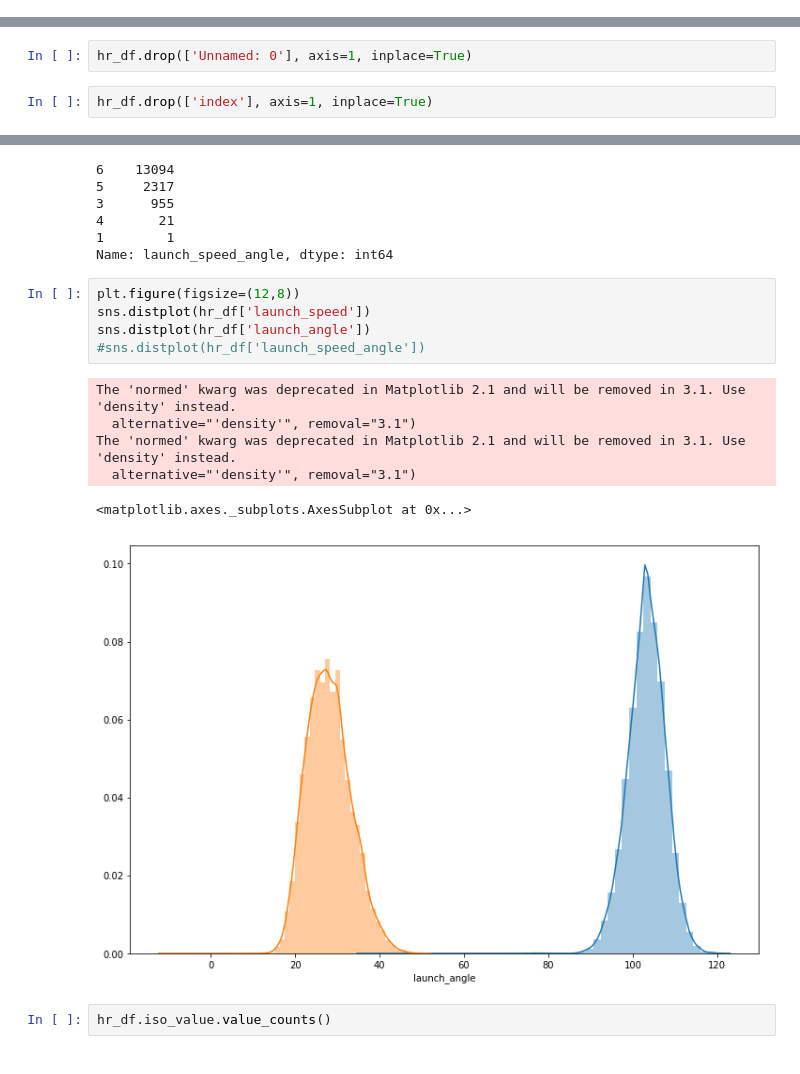
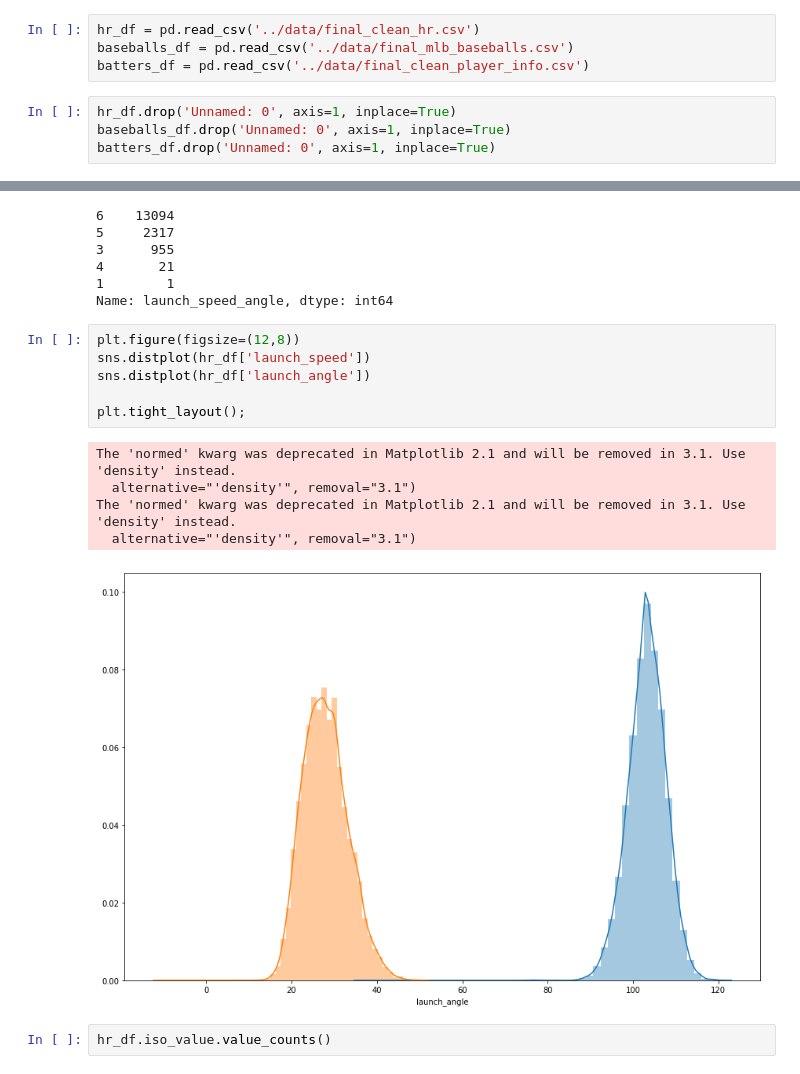
Before and after one commit to datanelson518/MLB_Home_Run_Exit_Velocity, a Jupyter notebook: notebooks/02-EDA.ipynb, the cells around one changed output, grey strips where cells are left out. Drawn from its saved outputs; the diff is of its cells as text.

```diff
--- a/notebooks/02-EDA.ipynb
+++ b/notebooks/02-EDA.ipynb
@@ -11,0 +10,8 @@ hr_df = pd.read_csv('../data/clean_hr.csv')
+# %%
+hr_df = pd.read_csv('../data/final_clean_hr.csv')
+baseballs_df = pd.read_csv('../data/final_mlb_baseballs.csv')
+batters_df = pd.read_csv('../data/final_clean_player_info.csv')
+# %%
+hr_df.drop('Unnamed: 0', axis=1, inplace=True)
+baseballs_df.drop('Unnamed: 0', axis=1, inplace=True)
+batters_df.drop('Unnamed: 0', axis=1, inplace=True)
@@ -27,7 +31,3 @@ hr_df.isnull().sum().sum()
-# %%
-hr_df.drop(['Unnamed: 0'], axis=1, inplace=True)
-# %%
-hr_df.drop(['index'], axis=1, inplace=True)
 # %%
 hr_df.head()
 # %% [output]
@@ -64,15 +64,15 @@ Name: launch_speed_angle, dtype: int64
 # %%
 plt.figure(figsize=(12,8))
 sns.distplot(hr_df['launch_speed'])
 sns.distplot(hr_df['launch_angle'])
-#sns.distplot(hr_df['launch_speed_angle'])
+
+plt.tight_layout();
 # %% [output]
 The 'normed' kwarg was deprecated in Matplotlib 2.1 and will be removed in 3.1. Use 'density' instead.
   alternative="'density'", removal="3.1")
 The 'normed' kwarg was deprecated in Matplotlib 2.1 and will be removed in 3.1. Use 'density' instead.
   alternative="'density'", removal="3.1")
-<matplotlib.axes._subplots.AxesSubplot at 0x...>
-[figure, old version]
+[figure, new version]
 # %%
 hr_df.iso_value.value_counts()
 # %% [output]
```
Also changed, not shown: parts of 4 cells of this notebook, 3 other files.
